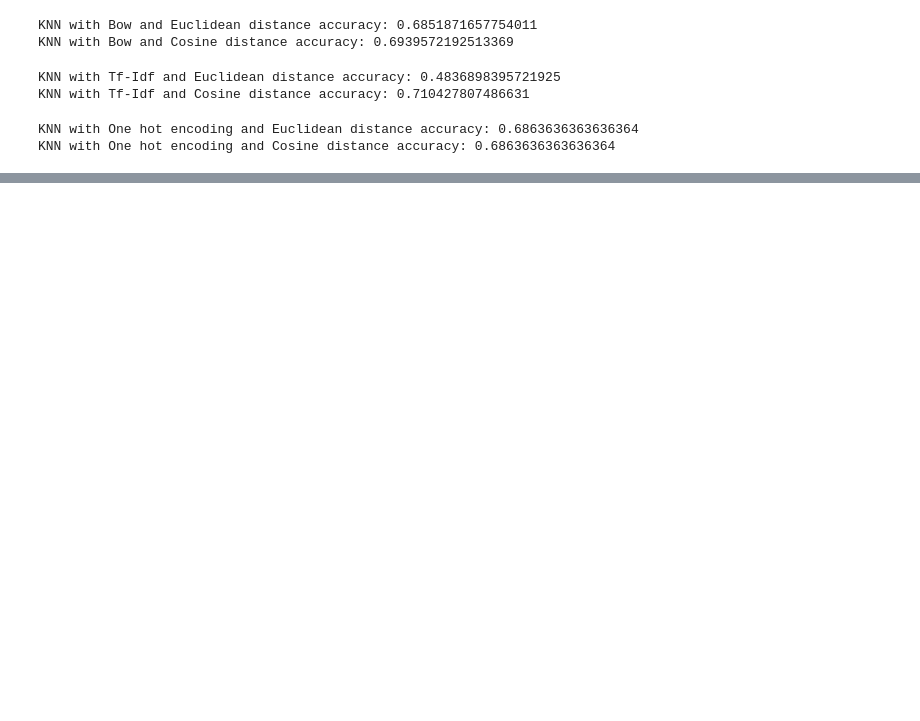
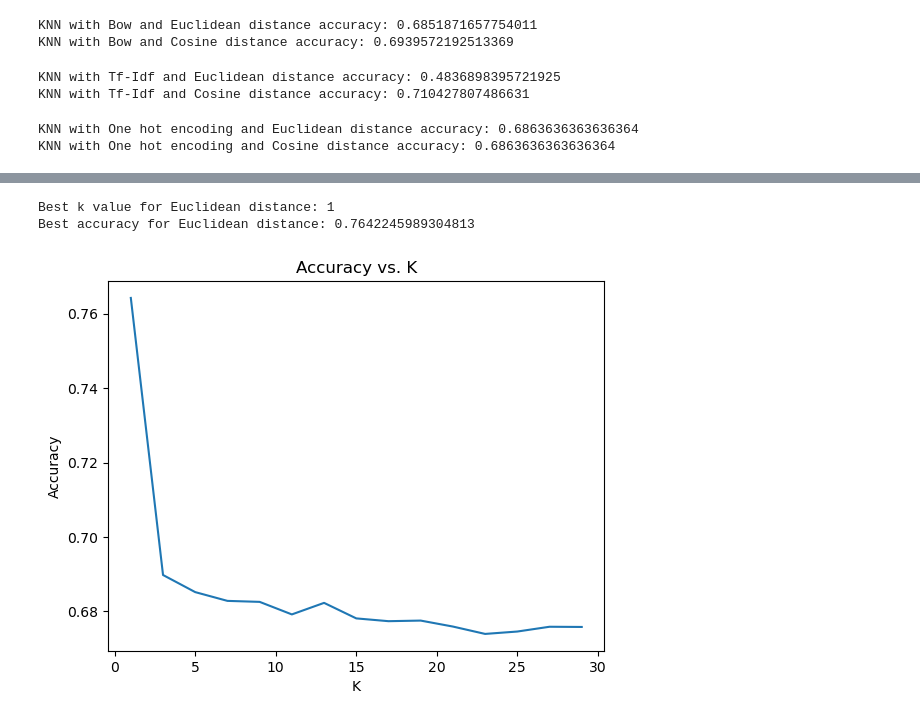
Before and after one commit to egretwAlker/ueprojet, a Jupyter notebook: final.ipynb, the cells around one changed output, grey strips where cells are left out. Drawn from its saved outputs; the diff is of its cells as text; code cells hidden in the pictures; blank space fills up the shorter version.

```diff
--- a/final.ipynb
+++ b/final.ipynb
@@ -100,0 +152,13 @@ KNN with One hot encoding and Cosine distance accuracy: 0.6863636363636364
+# %%
+k_values = np.arange(1, 30 , 2)  # Range of k values to consider
+print(k_values , flush = True)
+accuracies_euclidean = [0 for _ in range(15)]
+
+for k in k_values:
+    print(k , flush = True)
+    # KNN with Euclidean distance
+    knn_euclidean = KNeighborsClassifier(n_neighbors=k, metric='euclidean')
+    knn_euclidean.fit(X_train_bow, y_train)
+    y_pred_euclidean = knn_euclidean.predict(X_test_bow)
+    accuracies_euclidean[(k-1)//2] = accuracy_score(y_test, y_pred_euclidean)
+    #accuracies_euclidean.append(accuracy_euclidean)
@@ -100,0 +186,15 @@ KNN with One hot encoding and Cosine distance accuracy: 0.6863636363636364
+# %%
+print("Best k value for Euclidean distance:", best_k_euclidean)
+print("Best accuracy for Euclidean distance:", best_accuracy_euclidean)
+# %% [output]
+Best k value for Euclidean distance: 1
+Best accuracy for Euclidean distance: 0.7642245989304813
+# %%
+# Plot the accuracy scores
+plt.plot(k_values, accuracies_euclidean)
+plt.xlabel('K')
+plt.ylabel('Accuracy')
+plt.title('Accuracy vs. K')
+plt.show()
+# %% [output]
+[figure, added]
```
Also changed, not shown: parts of 7 cells of this notebook.
